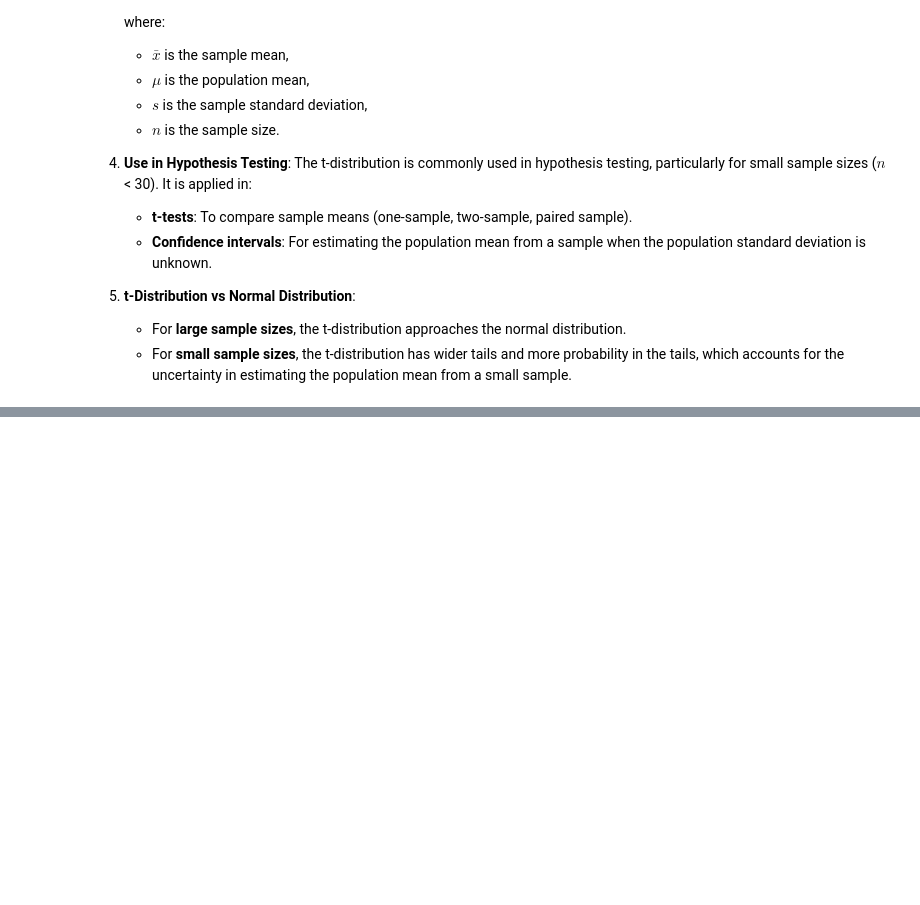
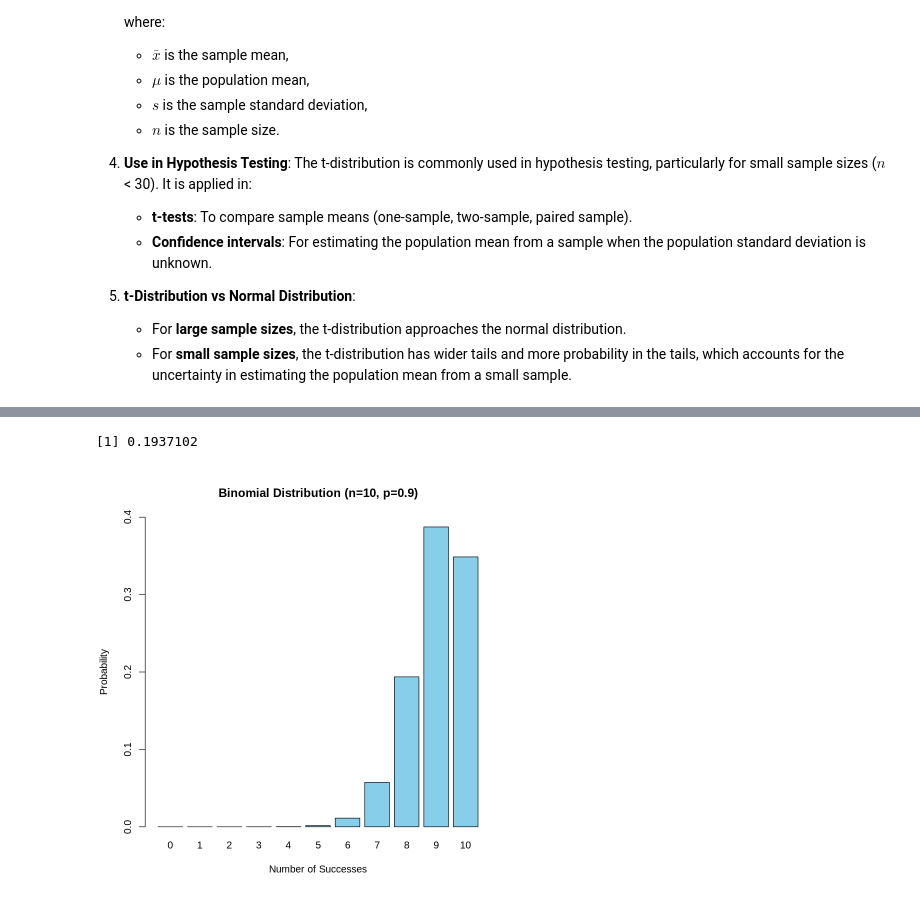
Before and after one commit to davidofitaly/notes_02_50_key_stats_ds, a Jupyter notebook: 02_chapter/01_raw_data.ipynb, the cells around one changed output, grey strips where cells are left out. Cells and saved outputs as stored; diff of their text form; code cells hidden in the pictures; blank space fills up the shorter version.

```diff
--- a/02_chapter/01_raw_data.ipynb
+++ b/02_chapter/01_raw_data.ipynb
@@ -415,0 +473,19 @@ qqline(random_values, col = "red", lwd = 3) # Add a reference line
+# %%
+# Parameters
+n <- 10   # Number of trials
+p <- 0.9  # Probability of success
+
+# Calculate probability for exactly 8 successes
+k <- 8
+probability <- dbinom(k, size = n, prob = p)
+print(probability)
+
+# Plot the binomial distribution with adjusted y-axis
+x <- 0:n
+probabilities <- dbinom(x, size = n, prob = p)
+barplot(probabilities, names.arg = x, main = "Binomial Distribution (n=10, p=0.9)",
+        xlab = "Number of Successes", ylab = "Probability", col = "skyblue",
+        ylim = c(0, 0.4))  # Set y-axis scale from 0 to 1
+# %% [output]
+[1] 0.1937102
+[figure, added]
```
Also changed, not shown: parts of 11 cells of this notebook.
